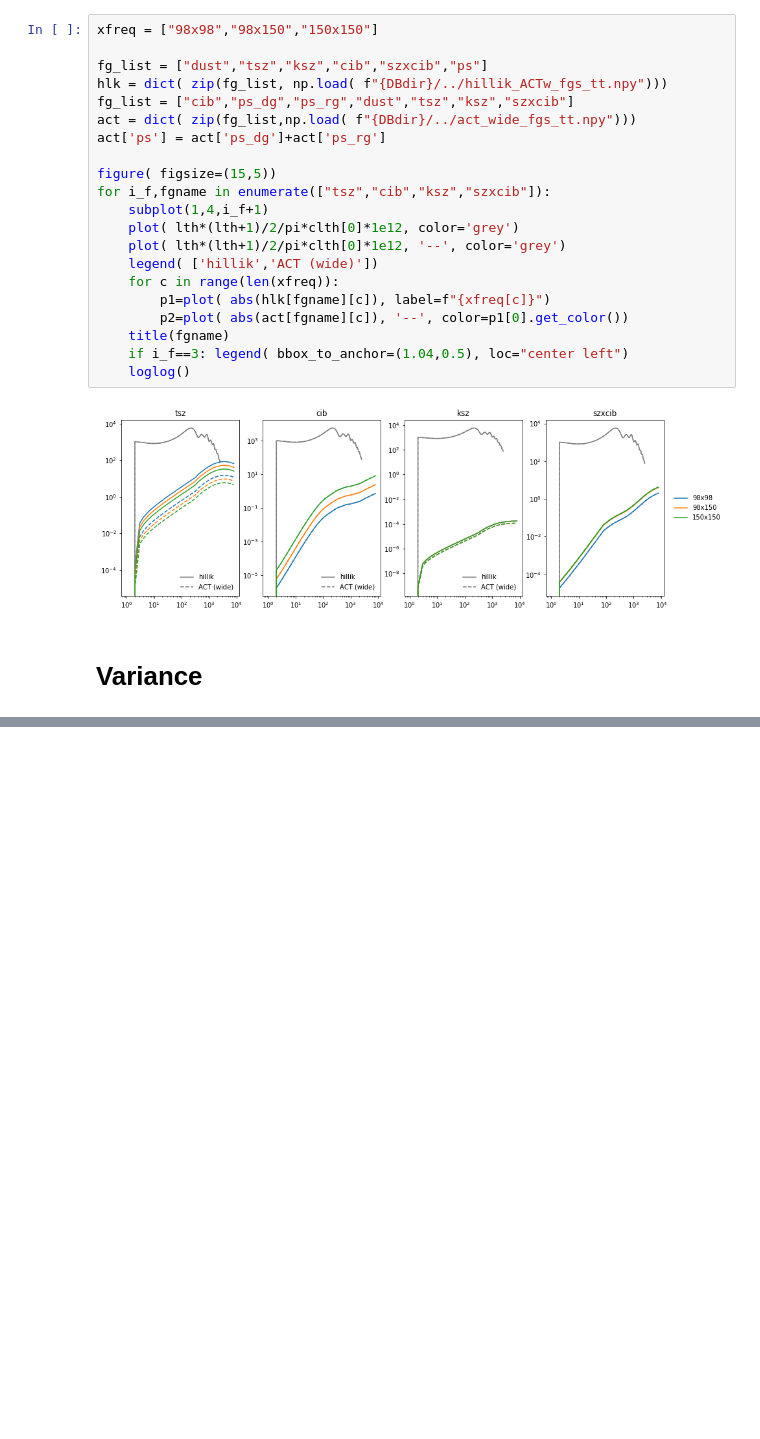
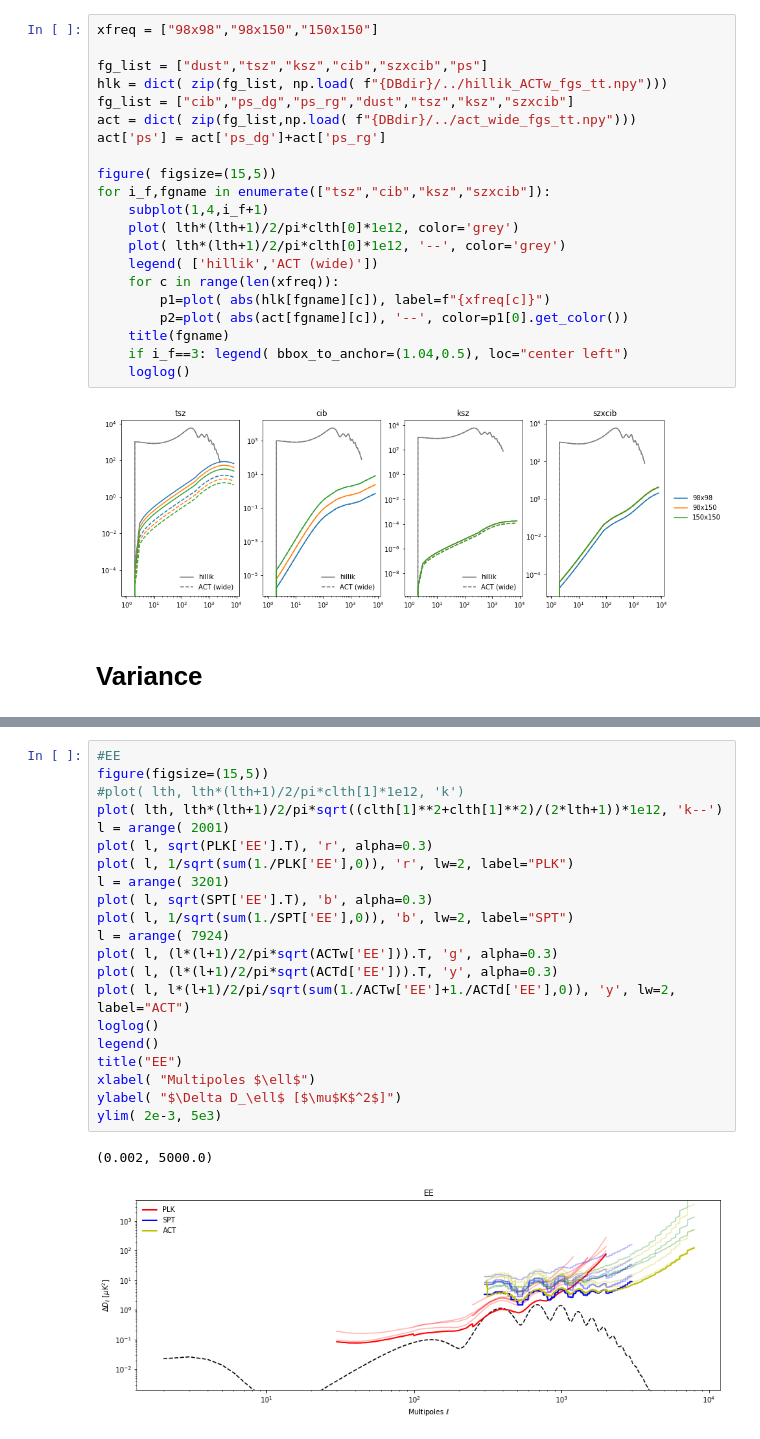
Before and after one commit to mtristram/hillik, a Jupyter notebook: scripts/hillik_models.ipynb, the cells around one changed output, grey strips where cells are left out. Saved outputs shown, nothing was run; the diff lists cells and outputs as text; blank space fills up the shorter version.

```diff
--- a/scripts/hillik_models.ipynb
+++ b/scripts/hillik_models.ipynb
@@ -181,0 +241,24 @@ legend()
+# %%
+#EE
+figure(figsize=(15,5))
+#plot( lth, lth*(lth+1)/2/pi*clth[1]*1e12, 'k')
+plot( lth, lth*(lth+1)/2/pi*sqrt((clth[1]**2+clth[1]**2)/(2*lth+1))*1e12, 'k--')
+l = arange( 2001)
+plot( l, sqrt(PLK['EE'].T), 'r', alpha=0.3)
+plot( l, 1/sqrt(sum(1./PLK['EE'],0)), 'r', lw=2, label="PLK")
+l = arange( 3201)
+plot( l, sqrt(SPT['EE'].T), 'b', alpha=0.3)
+plot( l, 1/sqrt(sum(1./SPT['EE'],0)), 'b', lw=2, label="SPT")
+l = arange( 7924)
+plot( l, (l*(l+1)/2/pi*sqrt(ACTw['EE'])).T, 'g', alpha=0.3)
+plot( l, (l*(l+1)/2/pi*sqrt(ACTd['EE'])).T, 'y', alpha=0.3)
+plot( l, l*(l+1)/2/pi/sqrt(sum(1./ACTw['EE']+1./ACTd['EE'],0)), 'y', lw=2, label="ACT")
+loglog()
+legend()
+title("EE")
+xlabel( "Multipoles $\ell$")
+ylabel( "$\Delta D_\ell$ [$\mu$K$^2$]")
+ylim( 2e-3, 5e3)
+# %% [output]
+(0.002, 5000.0)
+[figure, added]
```
Also changed, not shown: parts of 8 cells of this notebook, 3 other files.
